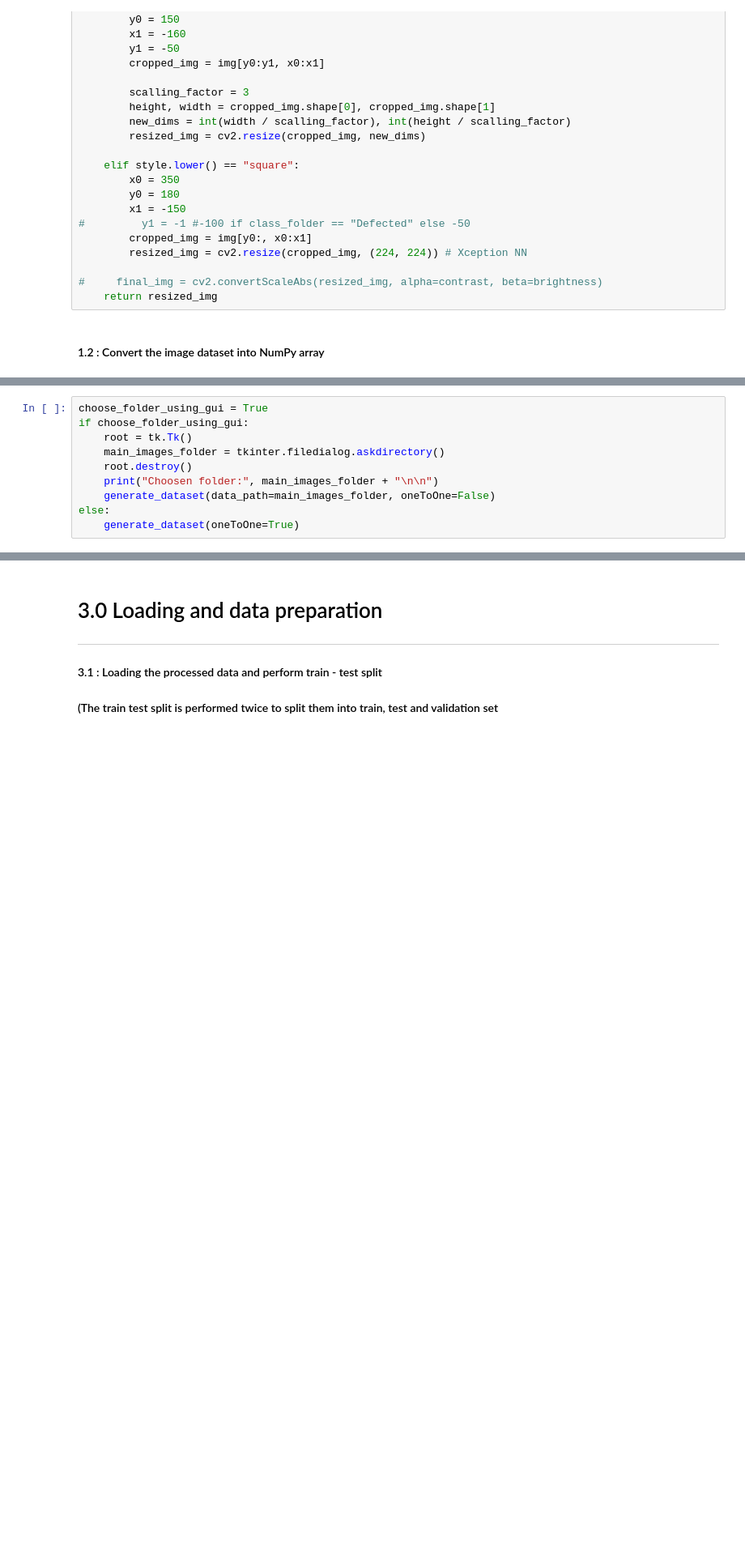
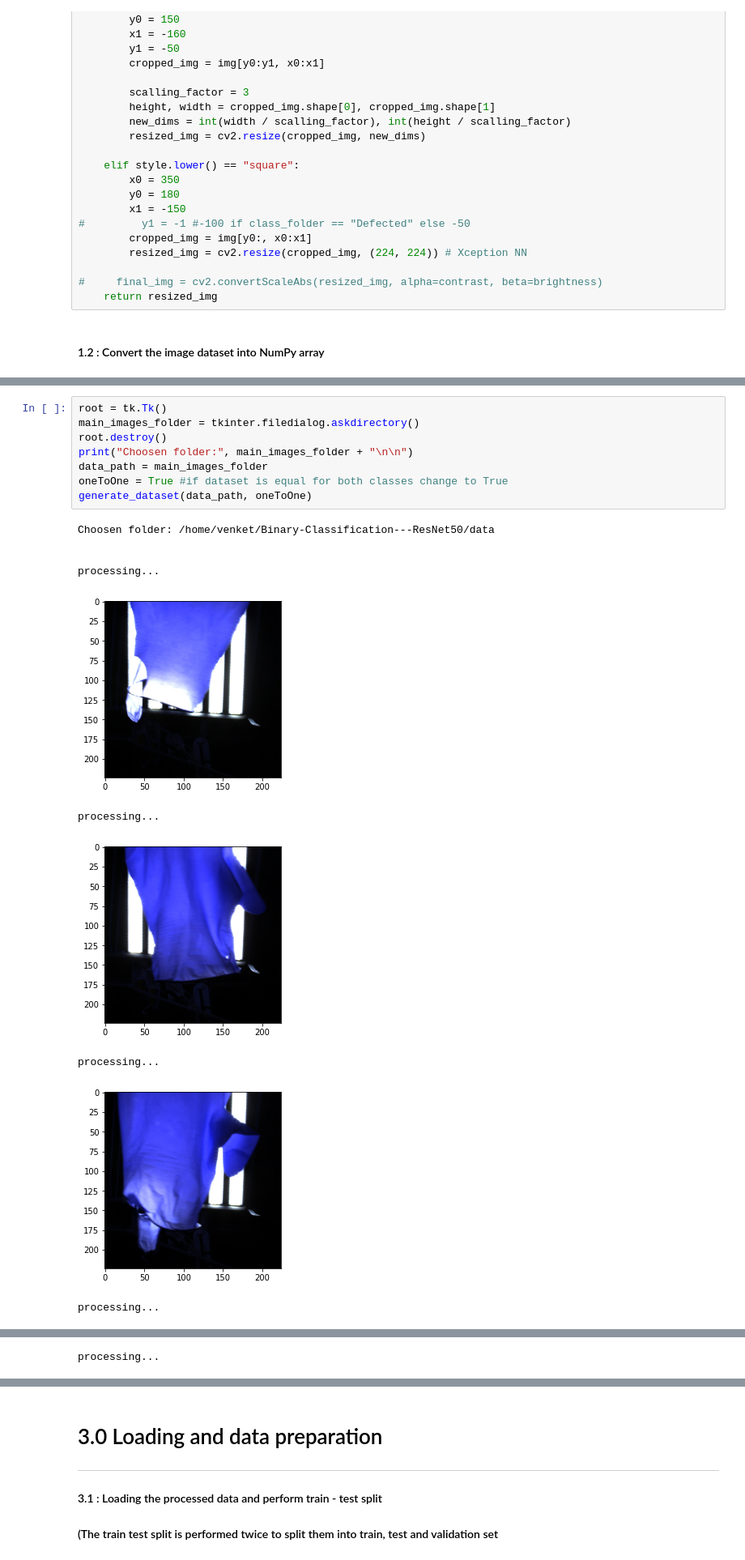
Before and after one commit to Venketaramana/Transfer_Learning_ResNet50_Binary_Classification, a Jupyter notebook: ResNet.ipynb, the cells around one changed output, grey strips where cells are left out. Shown: that part at 81% size. Drawn from its saved outputs; the diff is of its cells as text; blank space fills up the shorter version.

```diff
--- a/ResNet.ipynb
+++ b/ResNet.ipynb
@@ -116,10 +134,19 @@ def generate_dataset(data_path='./data', oneToOne=True):
 # %%
-choose_folder_using_gui = True
-if choose_folder_using_gui:
-    root = tk.Tk()
-    main_images_folder = tkinter.filedialog.askdirectory()
-    root.destroy()
-    print("Choosen folder:", main_images_folder + "\n\n")
-    generate_dataset(data_path=main_images_folder, oneToOne=False)
-else:
-    generate_dataset(oneToOne=True)
+root = tk.Tk()
+main_images_folder = tkinter.filedialog.askdirectory()
+root.destroy()
+print("Choosen folder:", main_images_folder + "\n\n")
+data_path = main_images_folder
+oneToOne = True #if dataset is equal for both classes change to True
+generate_dataset(data_path, oneToOne)
+# %% [output]
+Choosen folder: /home/venket/Binary-Classification---ResNet50/data
+
+
+processing...
+[figure, added]
+processing...
+[figure, added]
+processing...
+[figure, added]
+processing...
@@ -125,0 +154 @@ else:
+processing...
```
Also changed, not shown: parts of 27 cells of this notebook, 4 other files.
